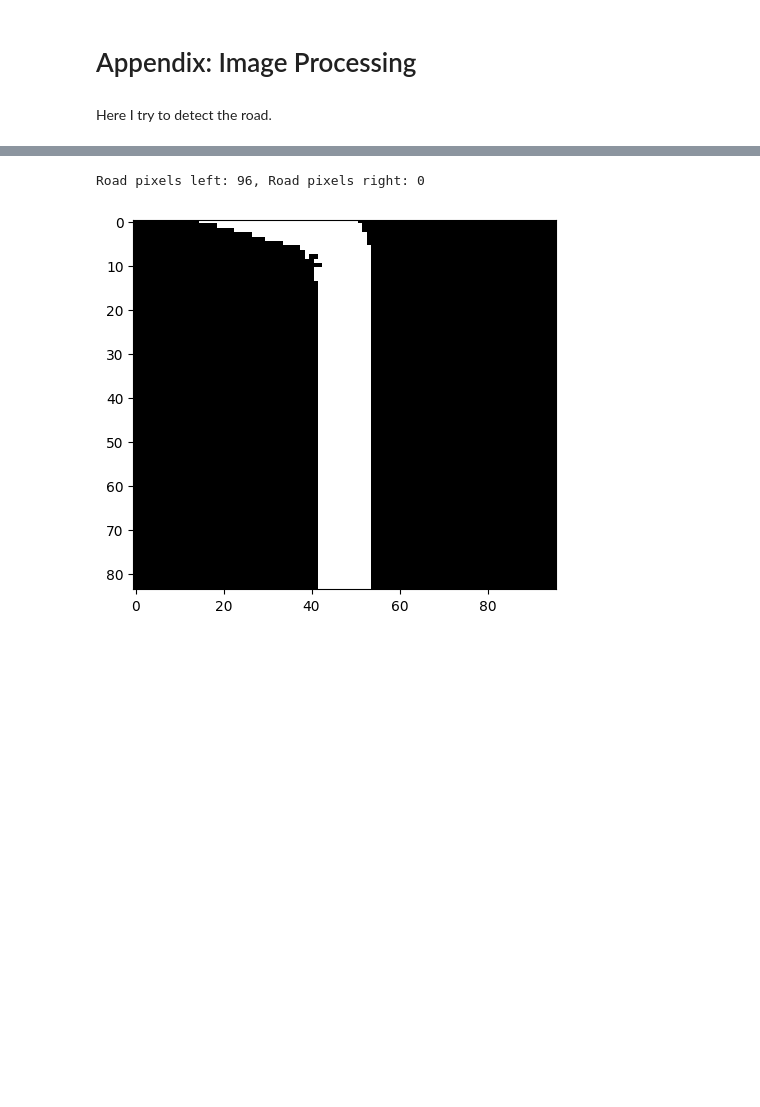
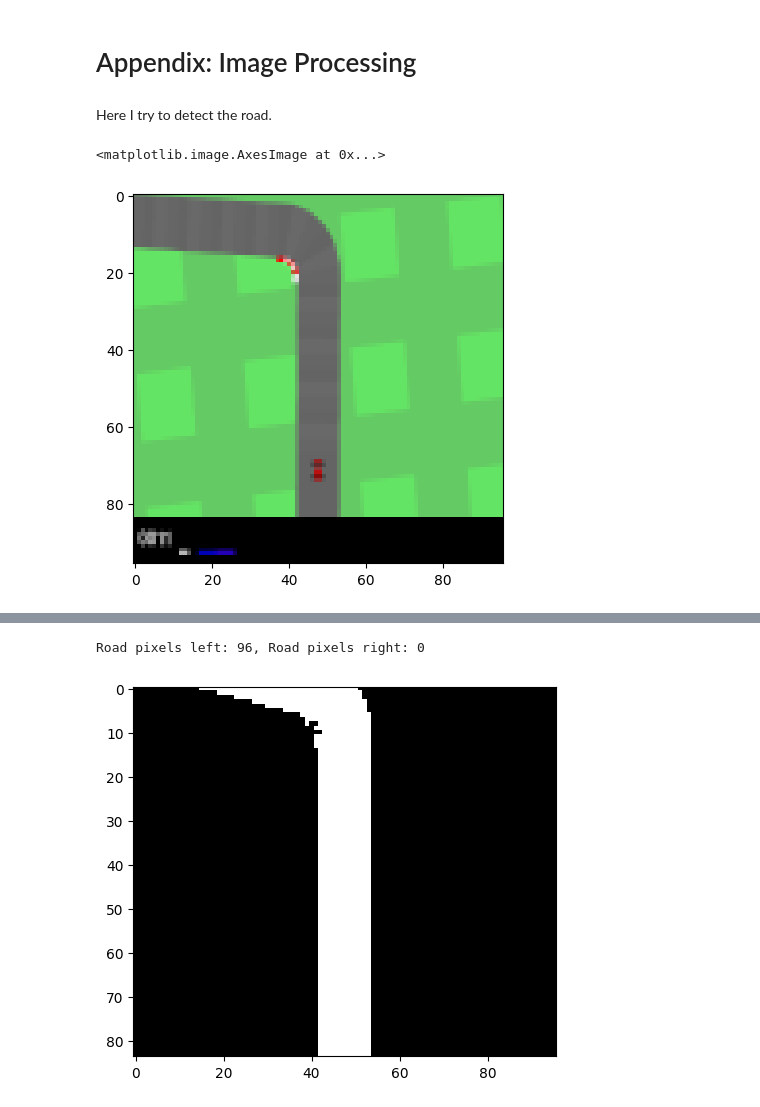
Before and after one commit to mhahsler/Introduction_to_Reinforcement_Learning, a Jupyter notebook: DRL/competition_race_car.ipynb, the cells around one changed output, grey strips where cells are left out. Drawn from its saved outputs; the diff is of its cells as text; code cells hidden in the pictures; blank space fills up the shorter version.

```diff
--- a/DRL/competition_race_car.ipynb
+++ b/DRL/competition_race_car.ipynb
@@ -185,3 +191,8 @@ for i in range(25):
+# %%
+plt.imshow(o)
+# %% [output]
+<matplotlib.image.AxesImage at 0x...>
+[figure, added]
 # %%
 import matplotlib.pyplot as plt
 import numpy as np
```
Also changed, not shown: parts of 8 cells of this notebook.
